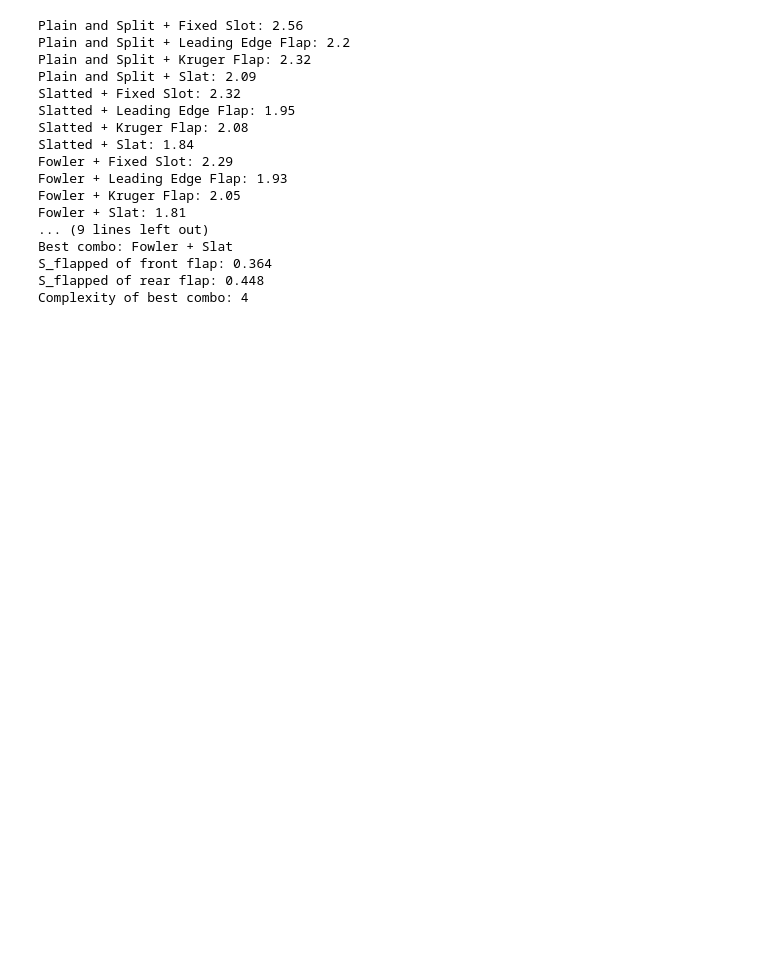
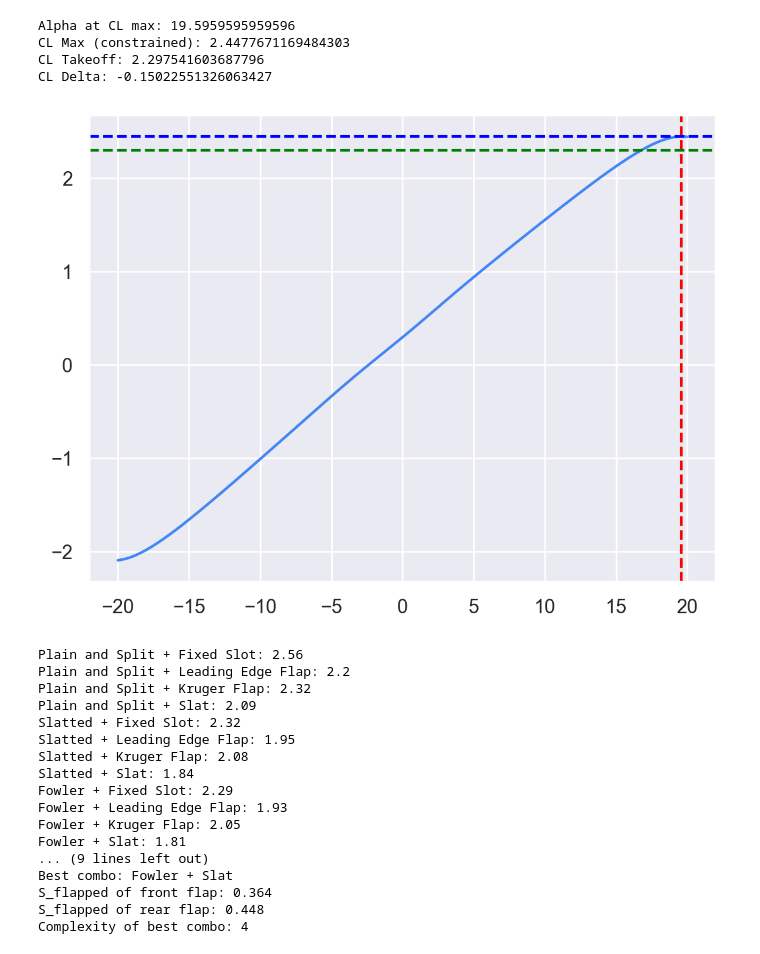
Before and after one commit to ezzatisawesome/ace-1, a Jupyter notebook: model.ipynb, the cells around one changed output. Drawn from its saved outputs; the diff is of its cells as text; code cells hidden in the pictures; blank space fills up the shorter version.

```diff
--- a/model.ipynb
+++ b/model.ipynb
@@ -413,8 +421,15 @@ conditions = [
     },
     {
         "name": "Takeoff",
-        "mach": 0.25,
+        "mach": 0.2,
         "altitude": 2500,
+        "alpha_bounds": (-20, 20),
+        "alpha_points": 100
+    },
+    {
+        "name": "Worst Case Takeoff",
+        "mach": 0.2,
+        "altitude": 4411,
         "alpha_bounds": (-20, 20),
         "alpha_points": 100
     }
@@ -692,18 +713,37 @@ CDi: 0.015158888580593105
 # %%
-# Filter alpha values greater than 0
-cl_takeoff = 2 * weight / (takeoff_atm.density() * sol(main_wing).area() * takeoff_speed**2)
-cl_max = takeoff_aero["CL"][225]
-cl_delta = cl_takeoff - cl_max
-print(takeoff_speed)
+takeoff_mach = 0.2
+takeoff_alt = 4411
+takeoff_atm = asb.atmosphere.Atmosphere(takeoff_alt)
+takeoff_speed = takeoff_atm.speed_of_sound() * takeoff_mach
+takeoff_alphas = conditions[2]["alpha"]
+takeoff_aero = sol(abu_solutions["Worst Case Takeoff"])
 
 # Find the index of cl_max
 cl_max_index = np.argmax(takeoff_aero["CL"])
-alpha_at_cl_max = takeoff_aero["alpha"][cl_max_index]
+alpha_at_cl_max = takeoff_alphas[cl_max_index]
+
+# Filter alpha values greater than 0
+cl_takeoff = 2 * weight / (takeoff_atm.density() * sol(main_wing).area() * takeoff_speed**2)
+cl_max = takeoff_aero["CL"][cl_max_index]
+cl_delta = cl_takeoff - cl_max
 
 print("Alpha at CL max:", alpha_at_cl_max)
 print("CL Max (constrained):", cl_max)
 print("CL Takeoff:", cl_takeoff)
 print("CL Delta:", cl_delta)
+
+# Plot the takeoff aero
+plt.plot(takeoff_alphas, takeoff_aero["CL"])
+plt.axvline(x=alpha_at_cl_max, color="r", linestyle="--")
+plt.axhline(y=cl_takeoff, color="g", linestyle="--")
+plt.axhline(y=cl_max, color="b", linestyle="--")
+plt.show()
+# %% [output]
+Alpha at CL max: 19.5959595959596
+CL Max (constrained): 2.4477671169484303
+CL Takeoff: 2.297541603687796
+CL Delta: -0.15022551326063427
+[figure, added]
 # %%
 wing_area = main_wing.area()
 
```
Also changed, not shown: parts of 6 cells of this notebook.
